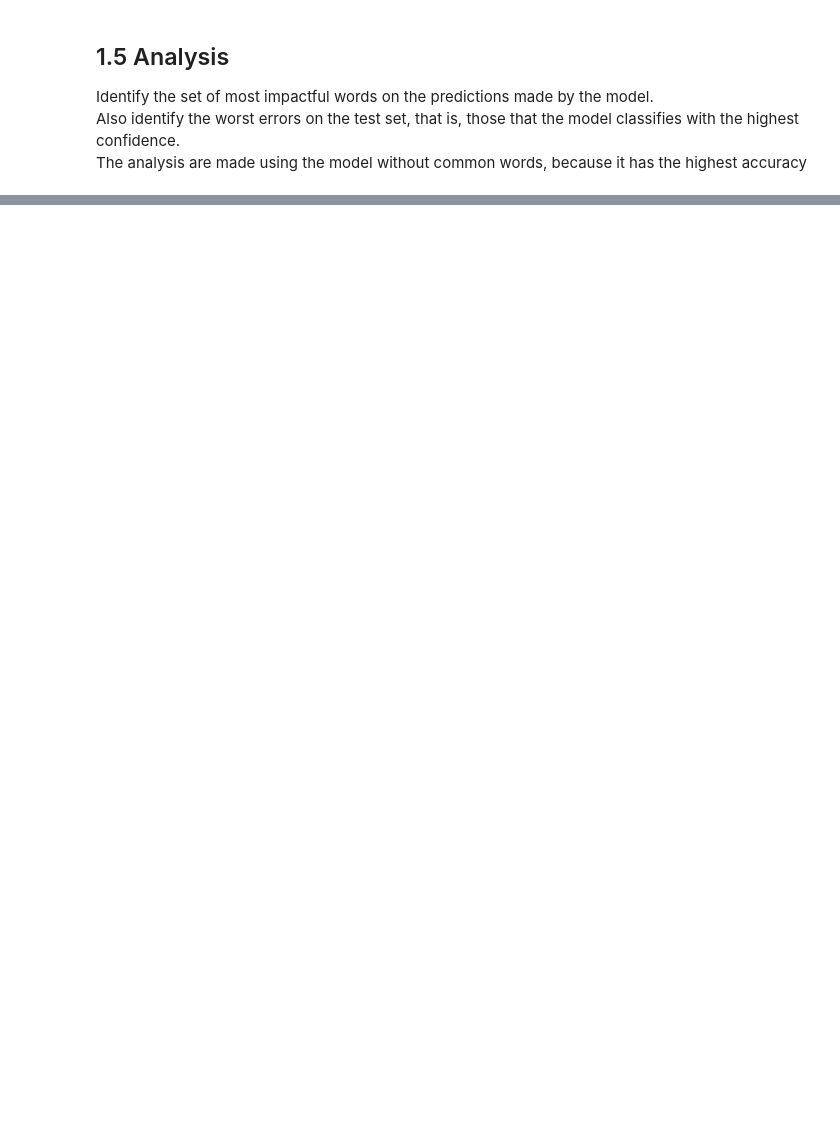
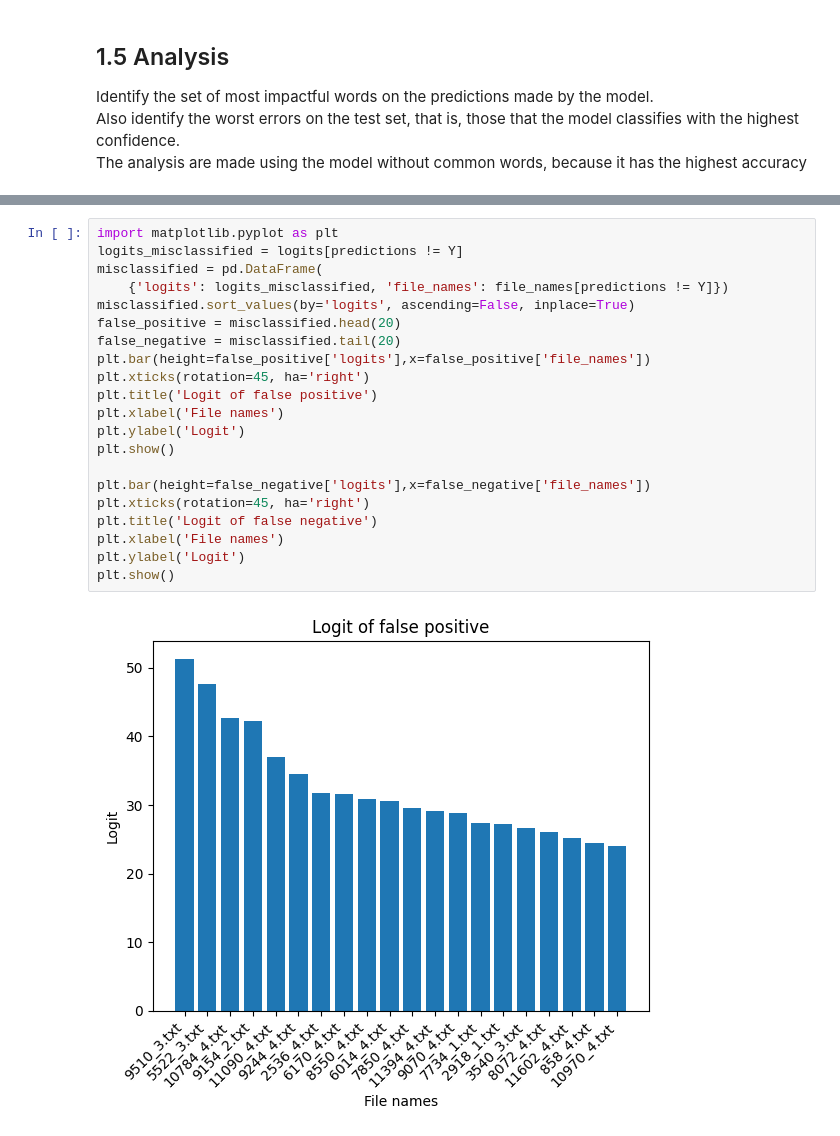
Before and after one commit to DavideLigari/movie-reviews-classification, a Jupyter notebook: mycode/movie_review.ipynb, the cells around one changed output, grey strips where cells are left out. Saved outputs shown, nothing was run; the diff lists cells and outputs as text; blank space fills up the shorter version.

```diff
--- a/mycode/movie_review.ipynb
+++ b/mycode/movie_review.ipynb
@@ -185,0 +181,23 @@ misclassified.plot(kind='bar',title='Misclassified logits',legend=False,grid=Tru
+# %%
+import matplotlib.pyplot as plt
+logits_misclassified = logits[predictions != Y]
+misclassified = pd.DataFrame(
+    {'logits': logits_misclassified, 'file_names': file_names[predictions != Y]})
+misclassified.sort_values(by='logits', ascending=False, inplace=True)
+false_positive = misclassified.head(20)
+false_negative = misclassified.tail(20)
+plt.bar(height=false_positive['logits'],x=false_positive['file_names'])
+plt.xticks(rotation=45, ha='right')
+plt.title('Logit of false positive')
+plt.xlabel('File names')
+plt.ylabel('Logit')
+plt.show()
+
+plt.bar(height=false_negative['logits'],x=false_negative['file_names'])
+plt.xticks(rotation=45, ha='right')
+plt.title('Logit of false negative')
+plt.xlabel('File names')
+plt.ylabel('Logit')
+plt.show()
+# %% [output]
+[figure, added]
```
Also changed, not shown: parts of 5 cells of this notebook, 2 other files.
